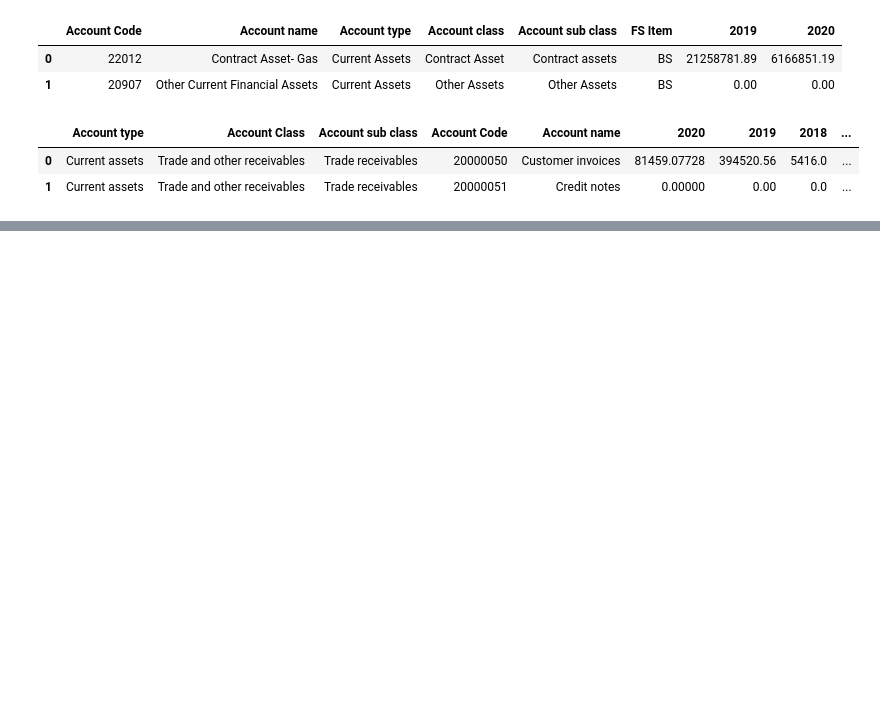
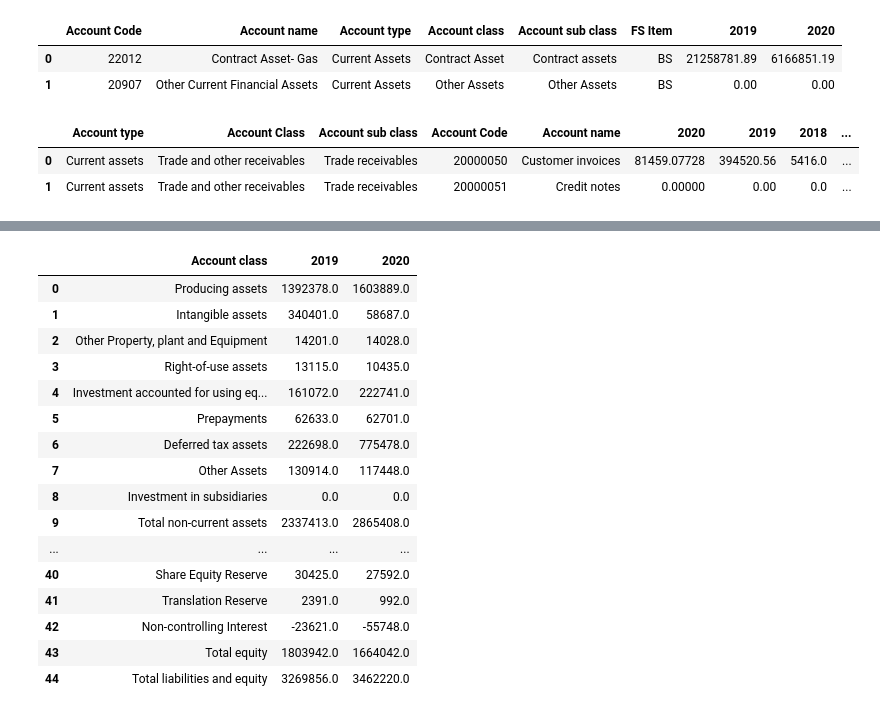
Before and after one commit to nkwachiabel/accounting_functions, a Jupyter notebook: Accounting functions/Accounting functions notebook.ipynb, the cells around one changed output, grey strips where cells are left out. Drawn from its saved outputs; the diff is of its cells as text; code cells hidden in the pictures; blank space fills up the shorter version.

```diff
--- a/Accounting functions/Accounting functions notebook.ipynb
+++ b/Accounting functions/Accounting functions notebook.ipynb
@@ -253,0 +229,25 @@ acfn.det_bal_sheet(trial_bal_test_2, ac_type_2, current_assets_2, non_current_as
+# %%
+oil_and_gas = acfn.det_bal_sheet(trial_bal_test_2, ac_type_2, current_assets_2, non_current_assets_2, current_liabilities_2,
+                   non_current_liabilities_2, equities_2, ac_code_2, ac_cls_2, num_conv_2, rounding_2, fs_class_2, p_and_l_2,
+                 retained_earnings_2, oci_rcls_2, oci_no_rcls_2, oci_reserves_2, current_asset_order_2,
+                  non_current_asset_order_2, current_liabilities_order_2, non_current_liabilities_order_2, equities_order_2)
+
+oil_and_gas
+# %% [output]
+|  | Account class | 2019 | 2020 |
+| 0 | Producing assets | 1392378.0 | 1603889.0 |
+| 1 | Intangible assets | 340401.0 | 58687.0 |
+| 2 | Other Property, plant and Equipment | 14201.0 | 14028.0 |
+| 3 | Right-of-use assets | 13115.0 | 10435.0 |
+| 4 | Investment accounted for using eq... | 161072.0 | 222741.0 |
+| 5 | Prepayments | 62633.0 | 62701.0 |
+| 6 | Deferred tax assets | 222698.0 | 775478.0 |
+| 7 | Other Assets | 130914.0 | 117448.0 |
+| 8 | Investment in subsidiaries | 0.0 | 0.0 |
+| 9 | Total non-current assets | 2337413.0 | 2865408.0 |
+| ... | ... | ... | ... |
+| 40 | Share Equity Reserve | 30425.0 | 27592.0 |
+| 41 | Translation Reserve | 2391.0 | 992.0 |
+| 42 | Non-controlling Interest | -23621.0 | -55748.0 |
+| 43 | Total equity | 1803942.0 | 1664042.0 |
+| 44 | Total liabilities and equity | 3269856.0 | 3462220.0 |
```
Also changed, not shown: parts of 20 cells of this notebook, 2 other files.
